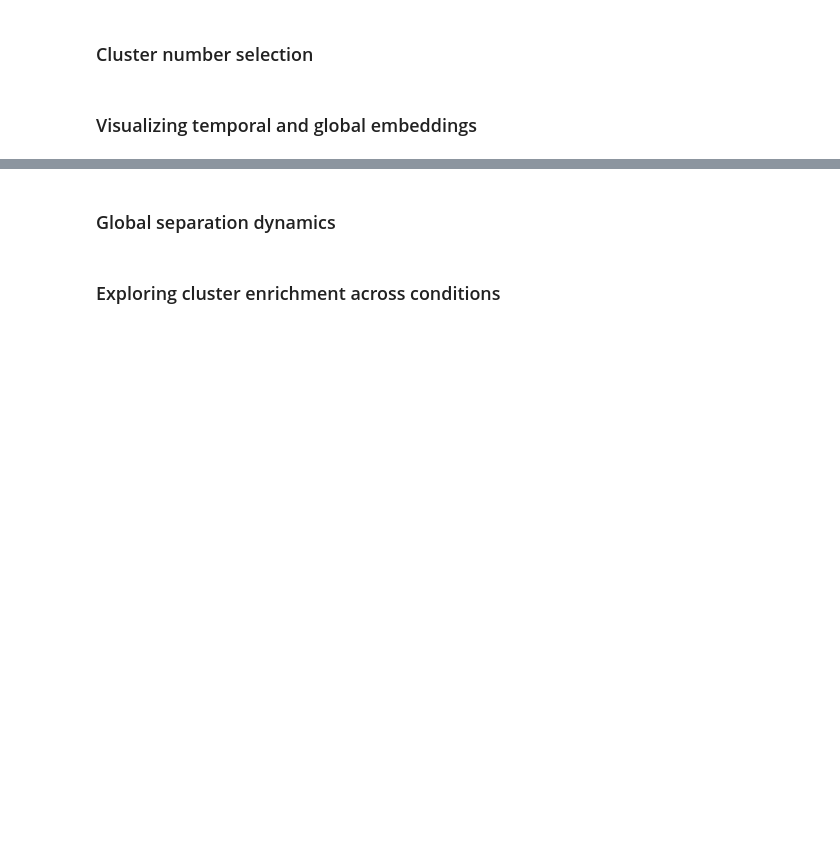
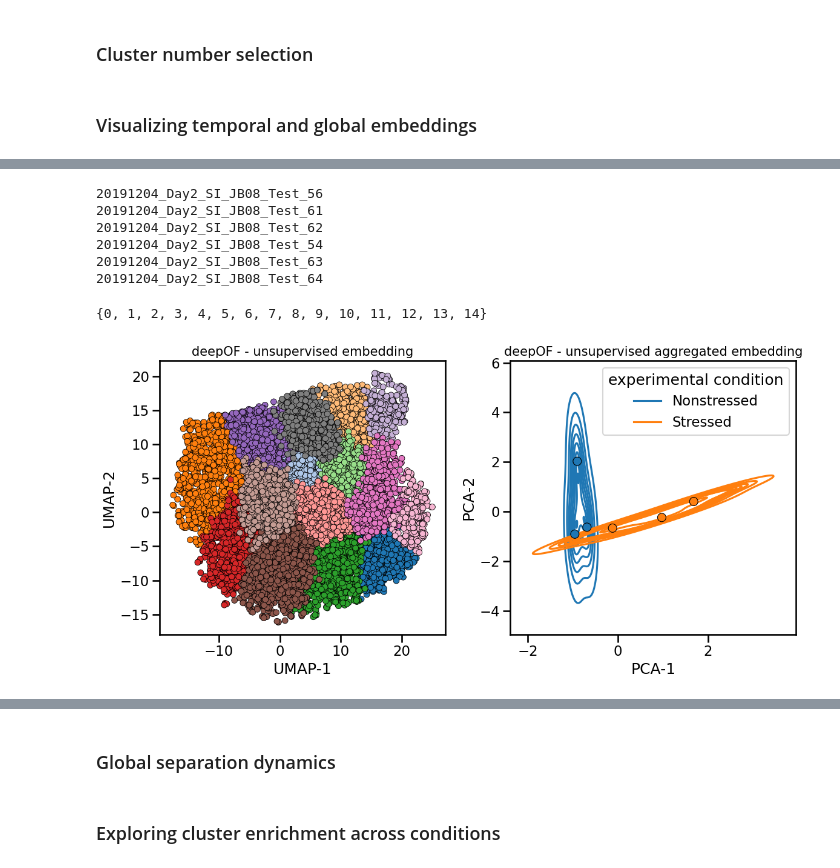
Before and after one commit to mlfpm/deepof, a Jupyter notebook: docs/source/tutorial_notebooks/deepof_unsupervised_tutorial.ipynb, the cells around one changed output, grey strips where cells are left out. Drawn from its saved outputs; the diff is of its cells as text; code cells hidden in the pictures; blank space fills up the shorter version.

```diff
--- a/docs/source/tutorial_notebooks/deepof_unsupervised_tutorial.ipynb
+++ b/docs/source/tutorial_notebooks/deepof_unsupervised_tutorial.ipynb
@@ -55,8 +55,8 @@ tt = (tt[0][:25000], tt[1][:25000], tt[2][:25000], tt[3][:25000])
 from deepof.utils import connect_mouse_topview
 import networkx as nx
 
-pp, G, to_preprocess = my_deepof_project.get_graph_dataset(
-   # animal_id="B",
+pp, G, to_preprocess, global_scaler = my_deepof_project.get_graph_dataset(
+    animal_id="B",
     center="Center",
     align="Spine_1",
     preprocess=True,
@@ -72,9 +77,9 @@ pp = (pp[0][:25000], pp[1][:25000], pp[2][:25000], pp[3][:25000], pp[4][:25000],
 cons = my_deepof_project.deep_unsupervised_embedding(
     pp,
     adjacency_matrix=adj,
-    embedding_model="VQVAE",
-    epochs=1,
-    encoder_type="transformer",
+    embedding_model="VaDE",
+    epochs=10,
+    encoder_type="recurrent",
     n_components=15,
     latent_dim=4,
     kl_warmup=10,
@@ -127,12 +179,13 @@ for key in my_deepof_project.get_exp_conditions.keys():
 
     print(key)
 
-    dd, _, _ = my_deepof_project.get_graph_dataset(
-       # animal_id="B",
+    dd, _, _, _ = my_deepof_project.get_graph_dataset(
+        animal_id="B",
         precomputed_tab_dict=to_preprocess.filter_videos([key]),
         preprocess=True,
         scale="standard",
         shuffle=False,
+        pretrained_scaler=global_scaler,
     )
 
     dd = (dd[0], dd[1], dd[2], dd[3], dd[4], dd[5])
@@ -147,8 +200,17 @@ for key in my_deepof_project.get_exp_conditions.keys():
 
     embeddings[key] = cons.encoder([dd[0], dd[1]])
     soft_counts[key] = cons.grouper([dd[0], dd[1]])
+# %% [output]
+20191204_Day2_SI_JB08_Test_56
+20191204_Day2_SI_JB08_Test_61
+20191204_Day2_SI_JB08_Test_62
+20191204_Day2_SI_JB08_Test_54
+20191204_Day2_SI_JB08_Test_63
+20191204_Day2_SI_JB08_Test_64
 # %%
-soft_counts['20191204_Day2_SI_JB08_Test_56'].numpy().argmax(axis=1)
+set(soft_counts['20191204_Day2_SI_JB08_Test_56'].numpy().argmax(axis=1))
+# %% [output]
+{0, 1, 2, 3, 4, 5, 6, 7, 8, 9, 10, 11, 12, 13, 14}
 # %%
 # TEMPORARY SOLUTION: Load precomputed embeddings.
 # Solve this later by defaulting embedding saving to a known directory within the project path.
@@ -162,7 +224,7 @@ soft_counts['20191204_Day2_SI_JB08_Test_56'].numpy().argmax(axis=1)
 # %%
 def get_patched_breaks(key):
 
-    tt, g, prep = my_deepof_project.get_graph_dataset(center="Center", align="Spine_1", animal_id="B", shuffle=False)
+    tt, g, prep, _ = my_deepof_project.get_graph_dataset(center="Center", align="Spine_1", animal_id="B", shuffle=False)
     tt = my_deepof_project.get_graph_dataset(
         precomputed_tab_dict=prep.filter_videos([key]),
         animal_id="B",
@@ -183,32 +245,34 @@ breaks = {
 # %%
 import matplotlib.pyplot as plt
 import seaborn as sns
 
 fig, (ax1, ax2) = plt.subplots(1, 2, figsize=(12, 6))
 sns.set_context("talk")
 
 deepof.visuals.plot_embeddings(
     my_deepof_project,
     embeddings,
     soft_counts,
     breaks,
     aggregate_experiments=False,
     ax=ax1,
     save=False, # Set to True, or give a custom name, to save the plot
 )
 
 deepof.visuals.plot_embeddings(
     my_deepof_project,
     embeddings,
     soft_counts,
     breaks,
-    aggregate_experiments="mean",
+    aggregate_experiments="median",
     ax=ax2,
     save=False, # Set to True, or give a custom name, to save the plot,
 )
 
 plt.tight_layout()
 plt.show()
+# %% [output]
+[figure, added]
 # %%
 from IPython import display
 
```
Also changed, not shown: parts of 6 cells of this notebook, 1 other file.
